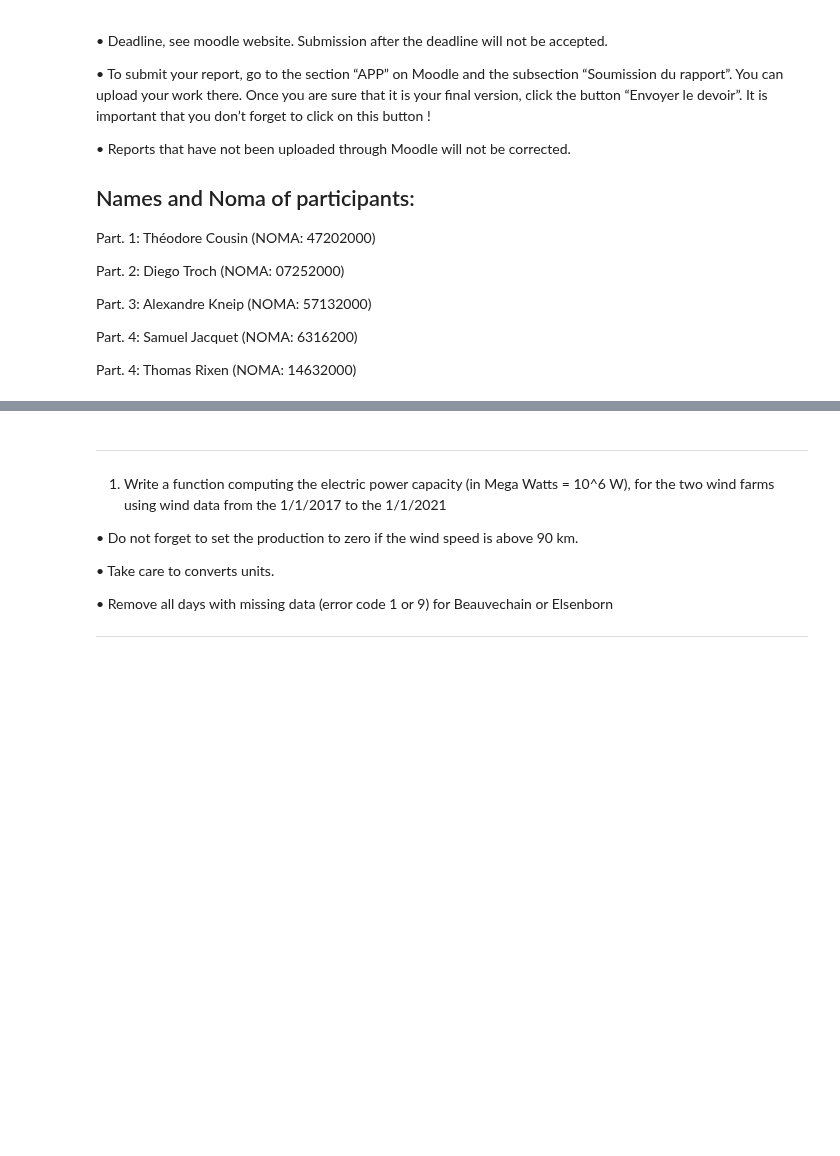
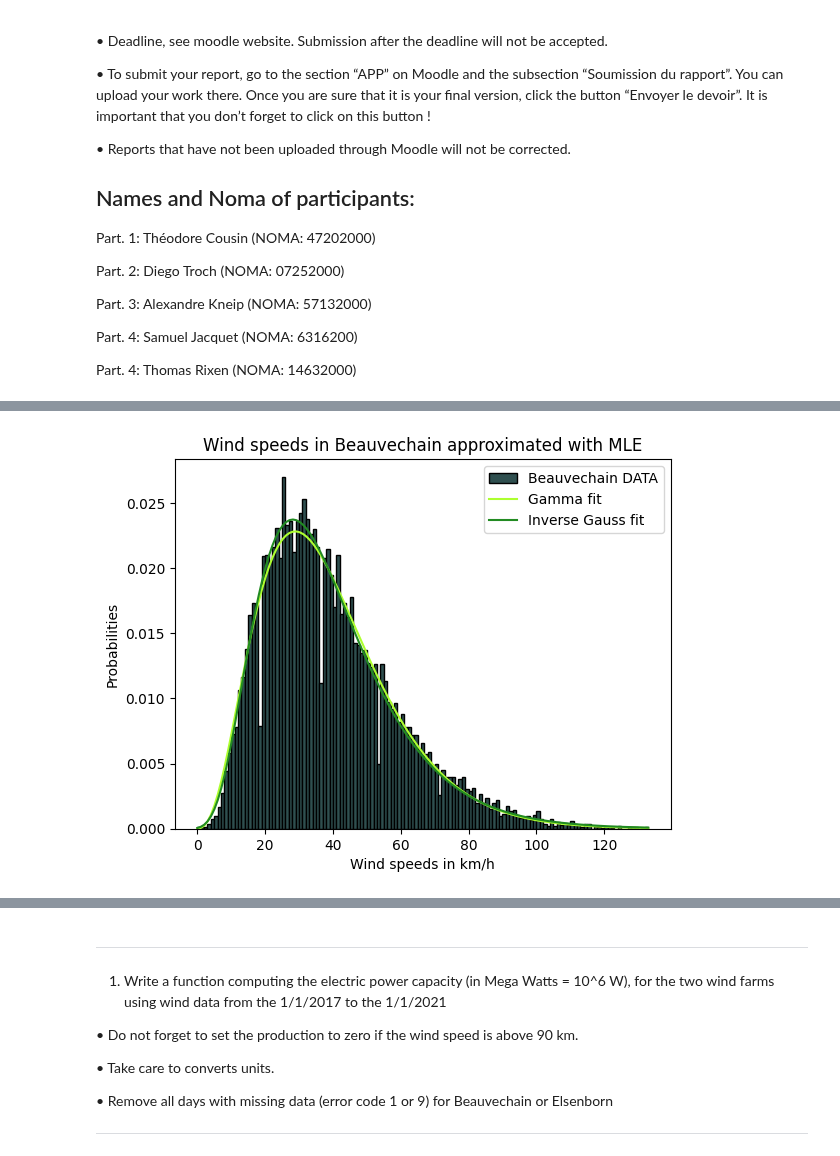
Before and after one commit to clem119/Hackathons, a Jupyter notebook: H1/hack1_without_code.ipynb, the cells around one changed output, grey strips where cells are left out. Drawn from its saved outputs; the diff is of its cells as text; code cells hidden in the pictures; blank space fills up the shorter version.

```diff
--- a/H1/hack1_without_code.ipynb
+++ b/H1/hack1_without_code.ipynb
@@ -52,0 +299,73 @@ Part. 4: Thomas Rixen (NOMA: 14632000)
+# %%
+#only keep date from 20170101 to 20210101 for Beauvechain
+
+Beauvechain = pd.read_csv("Beauvechain.csv", sep=",")
+
+#only keep date from 20170101 to 20210101 for Elsenborn
+Elsenborn = pd.read_csv("Elsenborn.csv", sep=",")
+
+#remove negative wind speeds
+Elsenborn=Elsenborn.loc[Elsenborn["   FG"] >= 0]
+Beauvechain=Beauvechain.loc[Beauvechain["   FG"] >= 0]
+
+
+#put all the non trusted value (!= 0) in ErrorsElsenborn and ErrorsBeauvechain
+ErrorsElsenborn=Elsenborn.loc[Elsenborn[" Q_FG"] != 0]
+ErrorsBeauvechain=Beauvechain.loc[Beauvechain[" Q_FG"] != 0]
+
+#only keep the wind speed values
+WindBeauvechain = np.array(Beauvechain["   FG"])
+WindElsenborn = np.array(Elsenborn["   FG"])
+
+def getDistributionParameters(windFarmWinds):
+
+    #Gamma distribution
+    #takes gamma parameters
+    fitted_alphaB, fitted_gammaLocB, fitted_scaleGammaB = stats.gamma.fit(windFarmWinds)
+
+    #Invert Gauss distribution
+    #takes invert gauss parameters
+    fitted_muB, fitted_invgaussLocB, fitted_scaleInvGaussB = stats.invgauss.fit(windFarmWinds)
+
+    gammaParameters = [fitted_alphaB, fitted_gammaLocB, fitted_scaleGammaB]
+    invertGaussParameters = [fitted_muB, fitted_invgaussLocB, fitted_scaleInvGaussB]
+
+    return (gammaParameters, invertGaussParameters)
+
+#plotLegend = [plot title, plot x label, plot y label]
+def windFarmBestDistribution(windFarmWinds, place, MOM=False):
+
+    gammaParameters = getDistributionParameters(windFarmWinds)[0]
+    invertGaussParameters = getDistributionParameters(windFarmWinds)[1]
+
+    span = int(max(windFarmWinds))
+    x = np.linspace(0, span, span)
+
+    fig, ax = plt.subplots()
+
+    #Gamma distribution
+    #takes gamma parameters
+
+    gammaPdf = stats.gamma.pdf(x, gammaParameters[0], gammaParameters[1], gammaParameters[2])
+
+    #Invert Gauss distribution
+
+    invGaussPdf = stats.invgauss.pdf(x, invertGaussParameters[0], invertGaussParameters[1], invertGaussParameters[2])
+
+    #create plot of Gamma distribution
+
+    ax.hist(windFarmWinds, bins=span, density=True, color='darkslategrey', edgecolor='black', label='Beauvechain DATA') # Plot histogram of nums1
+    plt.plot(x, gammaPdf, label="Gamma fit", color="greenyellow")
+    plt.plot(x, invGaussPdf, label="Inverse Gauss fit", color="forestgreen")
+    plt.title(f"Wind speeds in {place} approximated with MLE")
+    plt.xlabel("Wind speeds in km/h")
+    plt.ylabel("Probabilities")
+
+    ax.legend([f"{place} DATA", "Gamma fit", "Inverse Gauss fit"])
+
+    #display plot
+    plt.show()
+
+windFarmBestDistribution(WindBeauvechain, "Beauvechain")
+# %% [output]
+[figure, added]
```
Also changed, not shown: parts of 24 cells of this notebook.
